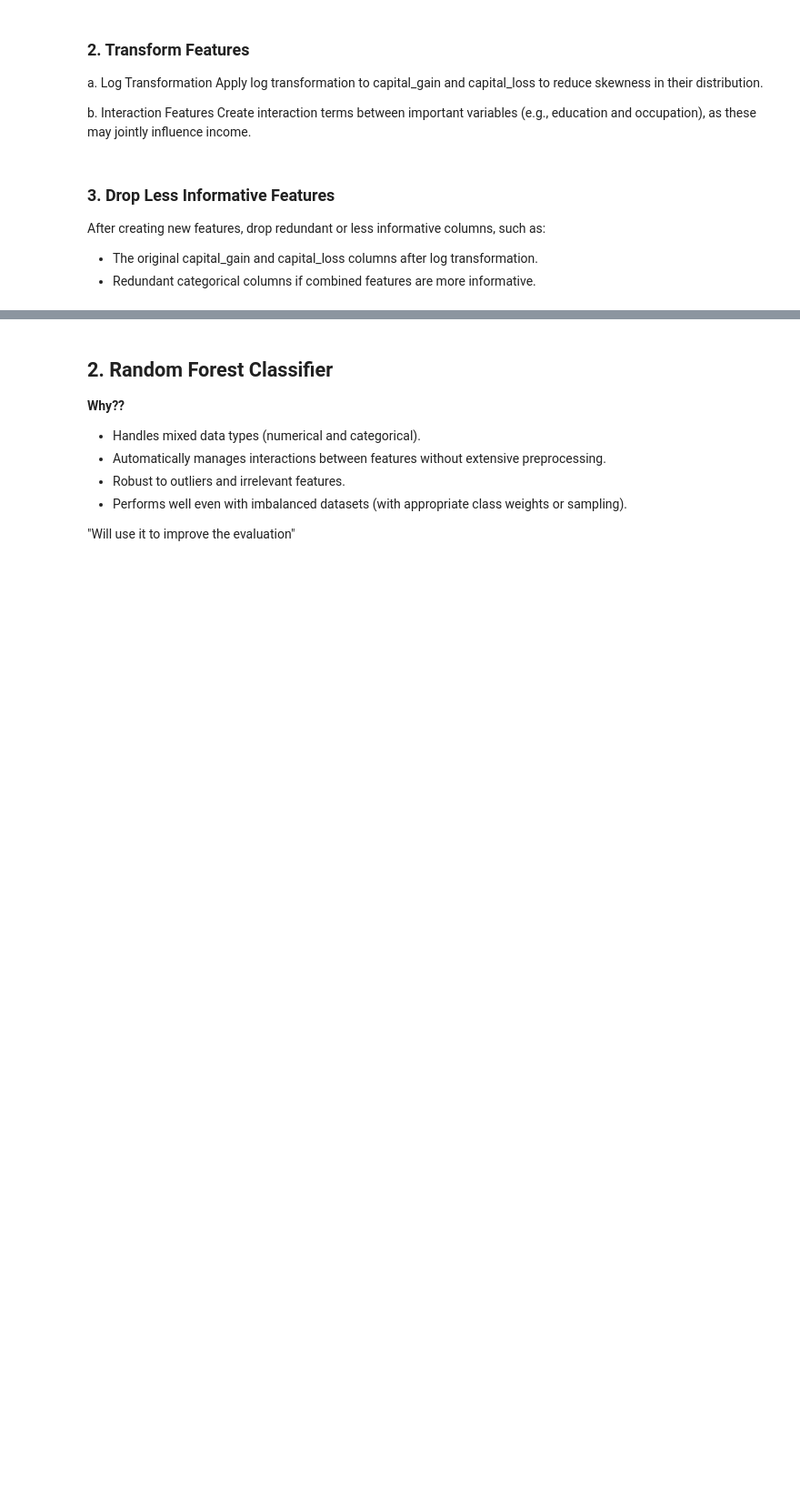
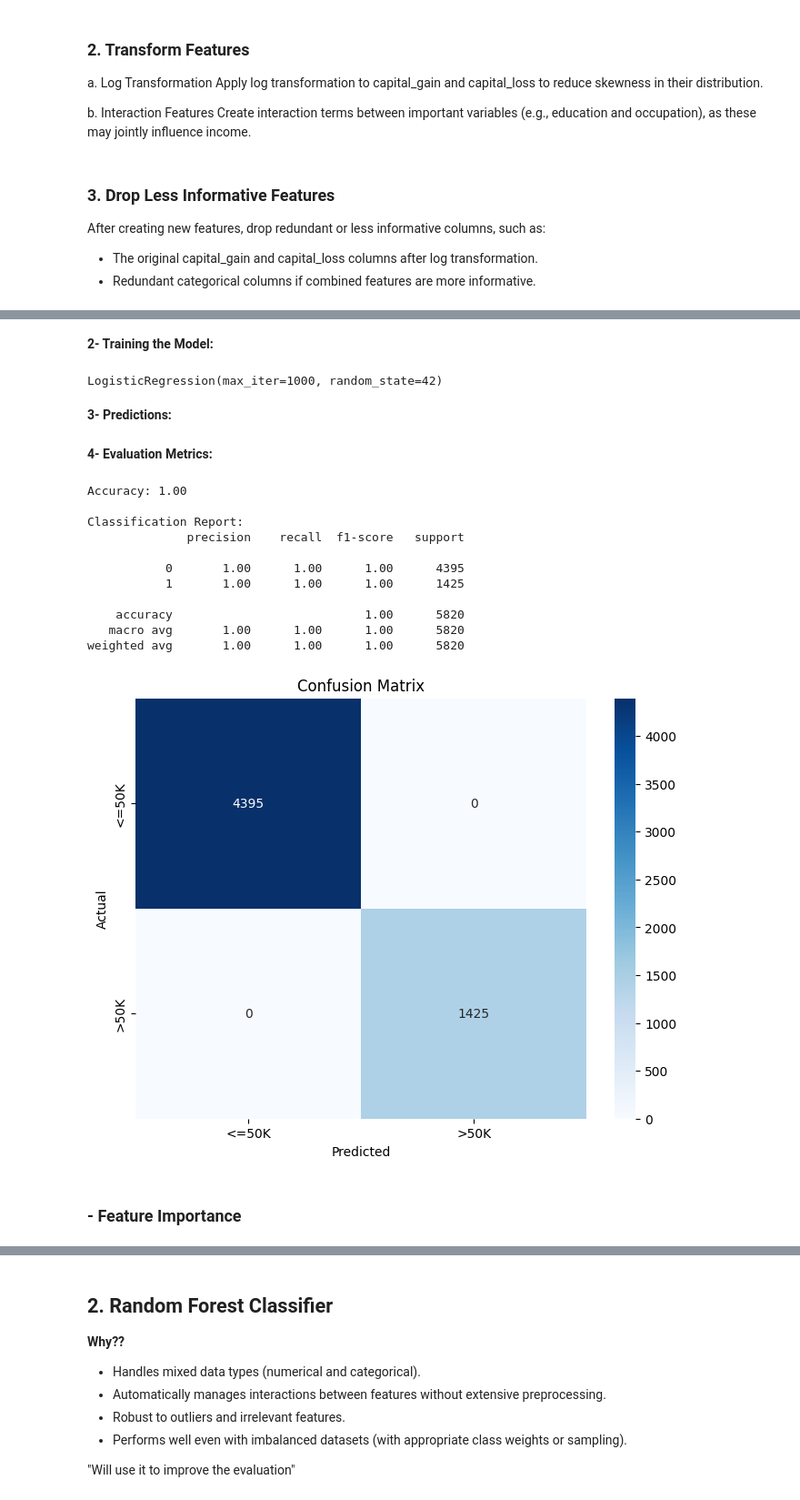
Before and after one commit to shahdhassan4601/Analysing-Census-Adult-Income-Dataset, a Jupyter notebook: CensusAdultIncome(ToolsProject).ipynb, the cells around one changed output, grey strips where cells are left out. Shown at 91% size. Cells and saved outputs as stored; diff of their text form; code cells hidden in the pictures; blank space fills up the shorter version.

```diff
--- a/CensusAdultIncome(ToolsProject).ipynb
+++ b/CensusAdultIncome(ToolsProject).ipynb
@@ -590 +666,8 @@ Index(['age', 'capital_gain', 'capital_loss', 'hours_per_week',
+# %%
+# Split the data into features and target
+X = df.drop(columns=['income_bracket'])  # Features
+y = df['income_bracket']                # Target (already 0/1)
+
+# Split into training and testing sets
+X_train, X_test, y_train, y_test = train_test_split(X, y, test_size=0.2, random_state=42)
 # %%
@@ -625,0 +692,51 @@ Some features (e.g., capital_gain and capital_loss) have skewed distributions or
+# %%
+# Initializing the logistic regression model
+log_reg = LogisticRegression(max_iter=1000, random_state=42)
+# %% [markdown]
+**2- Training the Model:**
+# %%
+# Train the logistic regression model
+log_reg.fit(X_train, y_train)
+# %% [output]
+LogisticRegression(max_iter=1000, random_state=42)
+# %% [markdown]
+**3- Predictions:**
+# %%
+# Make predictions on the test set
+y_pred = log_reg.predict(X_test)
+# %% [markdown]
+**4- Evaluation Metrics:**
+# %%
+# Evaluate the model
+accuracy = accuracy_score(y_test, y_pred)
+print(f"Accuracy: {accuracy:.2f}")
+
+# Detailed performance metrics
+print("\nClassification Report:")
+print(classification_report(y_test, y_pred))
+
+# Confusion matrix
+cm = confusion_matrix(y_test, y_pred)
+
+# Visualizing the Confusion Matrix
+plt.figure(figsize=(8, 6))
+sns.heatmap(cm, annot=True, fmt='d', cmap='Blues', xticklabels=['<=50K', '>50K'], yticklabels=['<=50K', '>50K'])
+plt.xlabel('Predicted')
+plt.ylabel('Actual')
+plt.title('Confusion Matrix')
+plt.show()
+# %% [output]
+Accuracy: 1.00
+
+Classification Report:
+              precision    recall  f1-score   support
+
+           0       1.00      1.00      1.00      4395
+           1       1.00      1.00      1.00      1425
+
+    accuracy                           1.00      5820
+   macro avg       1.00      1.00      1.00      5820
+weighted avg       1.00      1.00      1.00      5820
+[figure, added]
+# %% [markdown]
+### - Feature Importance
```
Also changed, not shown: parts of 43 cells of this notebook.
